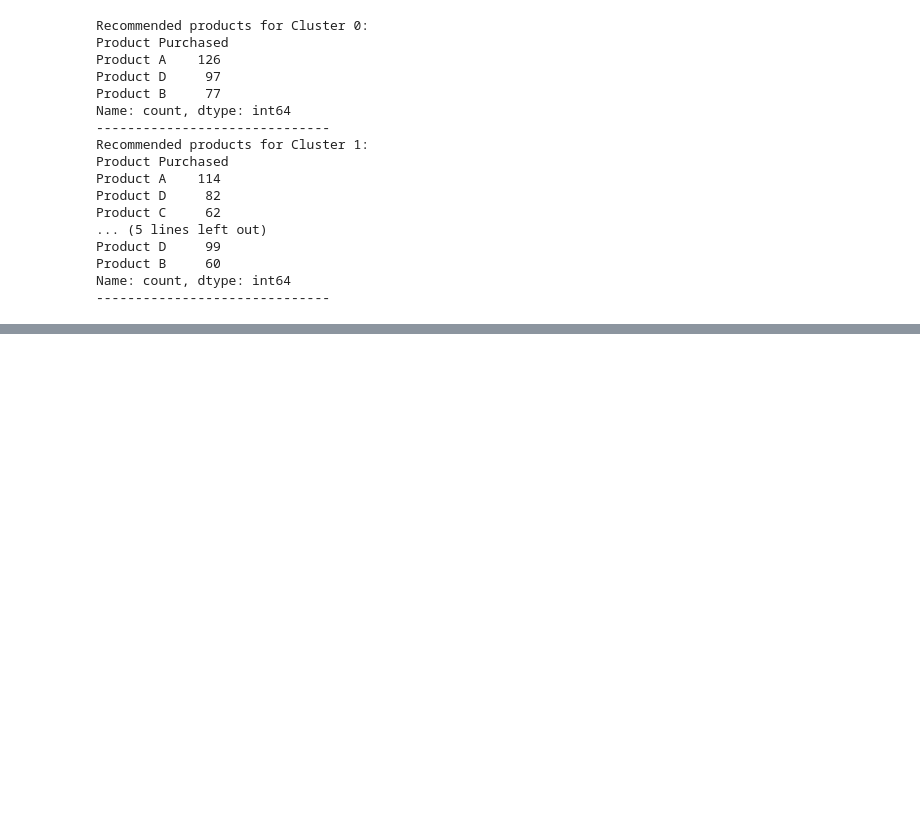
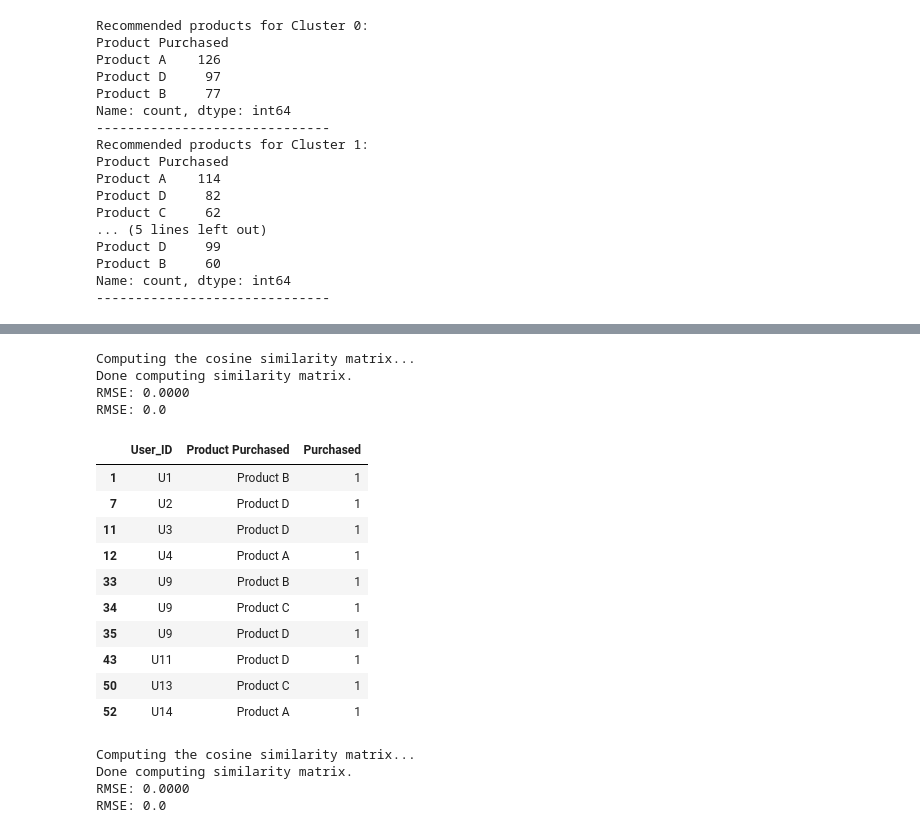
Before and after one commit to Tombideptrai/ecommerce_rec, a Jupyter notebook: draft.ipynb, the cells around one changed output, grey strips where cells are left out. Drawn from its saved outputs; the diff is of its cells as text; code cells hidden in the pictures; blank space fills up the shorter version.

```diff
--- a/draft.ipynb
+++ b/draft.ipynb
@@ -322,0 +399,78 @@ Name: count, dtype: int64
+# %%
+trainset, testset = train_test_split(data, test_size=0.3, random_state=64)
+
+sim_options = {
+    'name': 'cosine',
+    'user_based': True,  #User Based Collaborative Filtering
+}
+
+algo = KNNBasic(sim_options=sim_options)
+algo.fit(trainset)
+
+predictions = algo.test(testset)
+print("RMSE:", accuracy.rmse(predictions))
+# %% [output]
+Computing the cosine similarity matrix...
+Done computing similarity matrix.
+RMSE: 0.0000
+RMSE: 0.0
+# %%
+import pandas as pd
+import numpy as np
+
+np.random.seed(42)
+
+users = [f"U{i}" for i in range(1, 21)]  # 20 users
+products = [f"Product {c}" for c in ['A', 'B', 'C', 'D']]  # 4 products
+
+data = []
+for user in users:
+    for product in products:
+        # Simulate a 20% chance of purchase for each user-product pair
+        purchased = np.random.choice([0, 1], p=[0.8, 0.2])
+        data.append([user, product, purchased])
+
+df_cf = pd.DataFrame(data, columns=['User_ID', 'Product Purchased', 'Purchased'])
+
+# Only keep rows where a purchase occurred (for implicit feedback scenario)
+# If you want to keep all (including 0s), skip this filtering
+df_cf = df_cf[df_cf['Purchased'] == 1]
+
+df_cf.head(10)
+# %% [output]
+|  | User_ID | Product Purchased | Purchased |
+| 1 | U1 | Product B | 1 |
+| 7 | U2 | Product D | 1 |
+| 11 | U3 | Product D | 1 |
+| 12 | U4 | Product A | 1 |
+| 33 | U9 | Product B | 1 |
+| 34 | U9 | Product C | 1 |
+| 35 | U9 | Product D | 1 |
+| 43 | U11 | Product D | 1 |
+| 50 | U13 | Product C | 1 |
+| 52 | U14 | Product A | 1 |
+# %%
+from surprise import Dataset, Reader, KNNBasic
+from surprise.model_selection import train_test_split
+from surprise import accuracy
+
+reader = Reader(rating_scale=(0, 1))
+data = Dataset.load_from_df(df_cf[['User_ID', 'Product Purchased', 'Purchased']], reader)
+
+trainset, testset = train_test_split(data, test_size=0.3, random_state=64)
+
+sim_options = {
+    'name': 'cosine',
+    'user_based': True,
+}
+
+algo = KNNBasic(sim_options=sim_options)
+algo.fit(trainset)
+
+predictions = algo.test(testset)
+print("RMSE:", accuracy.rmse(predictions))
+# %% [output]
+Computing the cosine similarity matrix...
+Done computing similarity matrix.
+RMSE: 0.0000
+RMSE: 0.0
```
Also changed, not shown: parts of 15 cells of this notebook, 5 other files.
